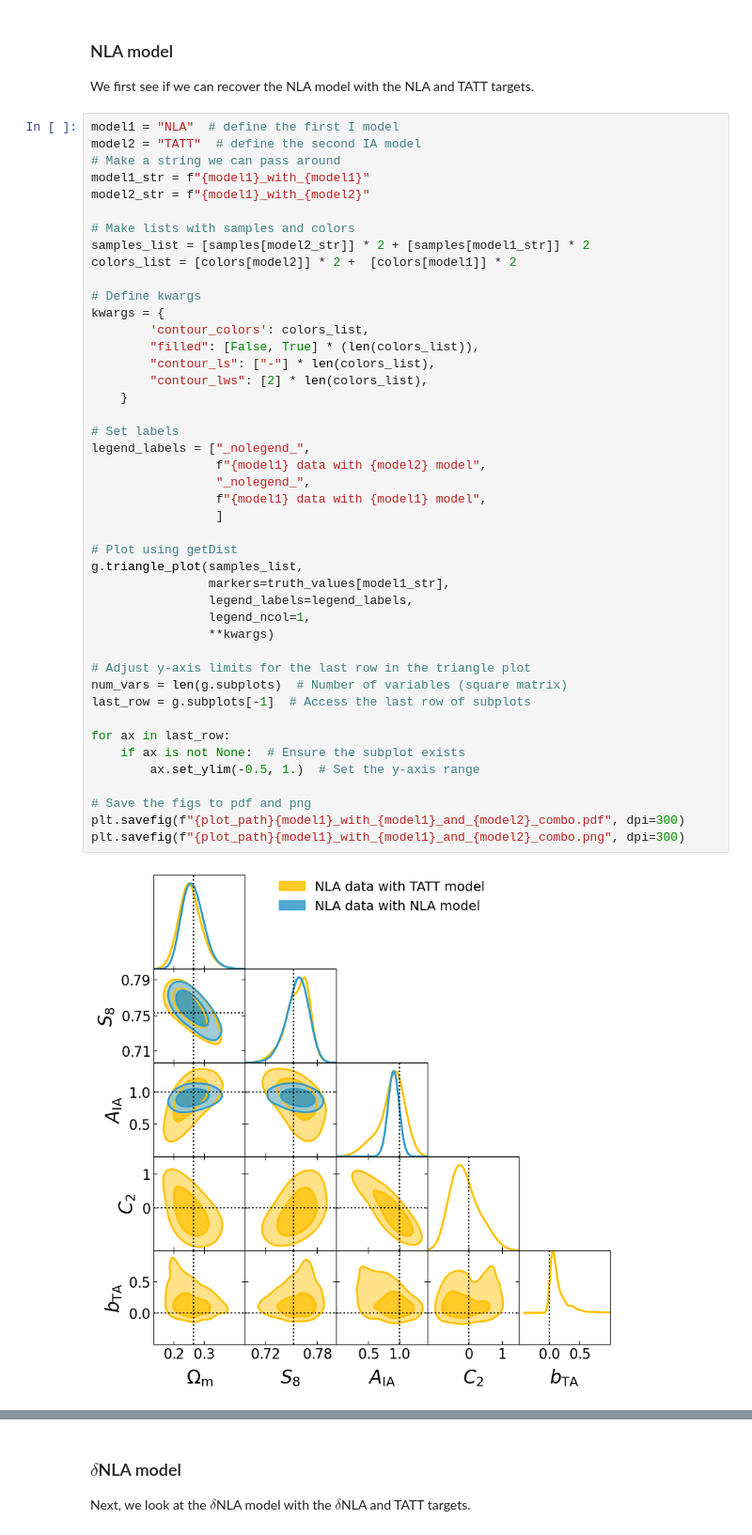
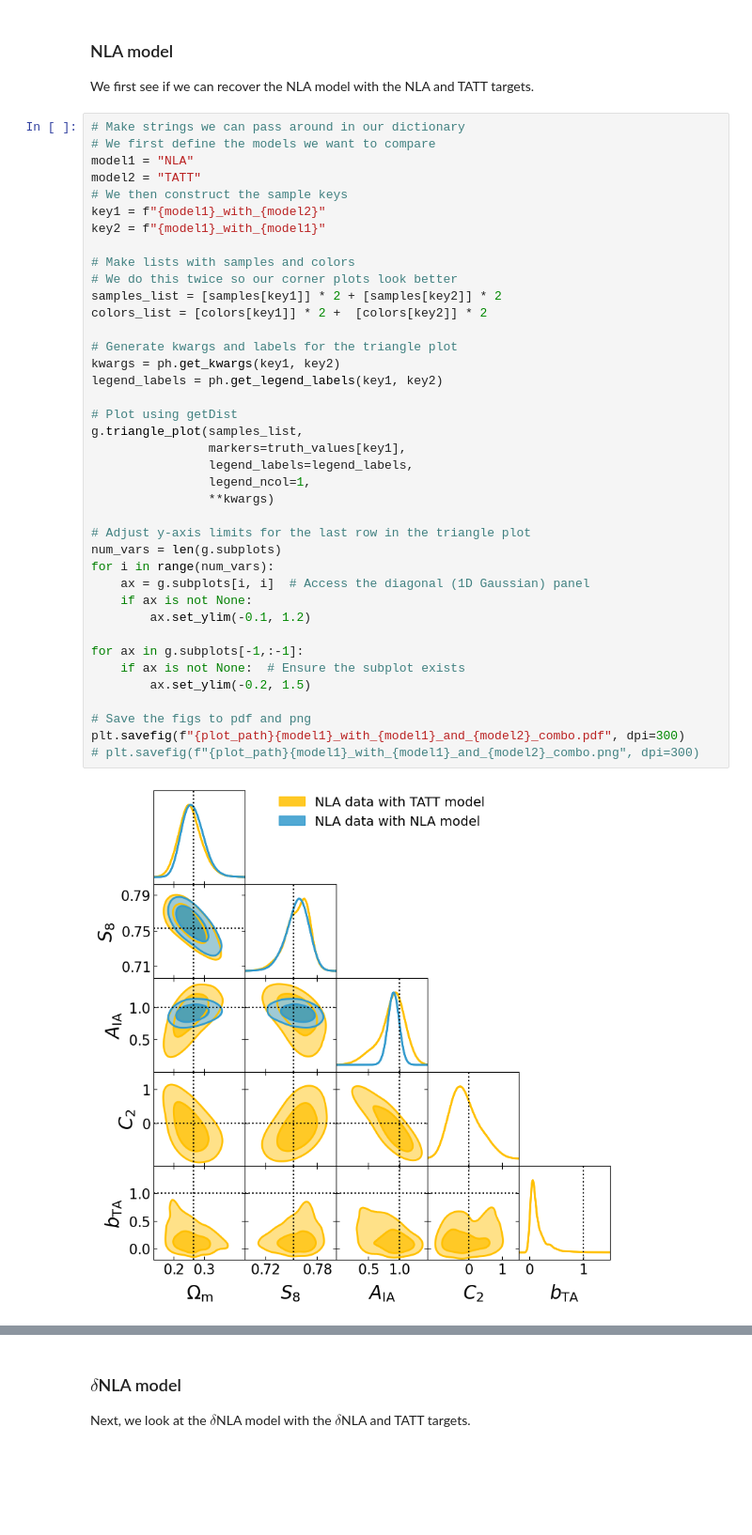
Before and after one commit to LSSTDESC/SkySim5000_IA_infusion, a Jupyter notebook: validation_with_inference/corner_plots_skysim5000_ia_infusion.ipynb, the cells around one changed output, grey strips where cells are left out. Shown at 94% size. Cells and saved outputs as stored; diff of their text form; blank space fills up the shorter version.

```diff
--- a/validation_with_inference/corner_plots_skysim5000_ia_infusion.ipynb
+++ b/validation_with_inference/corner_plots_skysim5000_ia_infusion.ipynb
@@ -93,48 +66,43 @@ g = ph.get_plot_settings()  # get the settings for getDist corner plots
 
 We first see if we can recover the NLA model with the NLA and TATT targets.
 # %%
-model1 = "NLA"  # define the first I model
-model2 = "TATT"  # define the second IA model
-# Make a string we can pass around
-model1_str = f"{model1}_with_{model1}"
-model2_str = f"{model1}_with_{model2}"
+# Make strings we can pass around in our dictionary
+# We first define the models we want to compare
+model1 = "NLA"
+model2 = "TATT"
+# We then construct the sample keys
+key1 = f"{model1}_with_{model2}"
+key2 = f"{model1}_with_{model1}"
 
 # Make lists with samples and colors
-samples_list = [samples[model2_str]] * 2 + [samples[model1_str]] * 2
-colors_list = [colors[model2]] * 2 +  [colors[model1]] * 2
+# We do this twice so our corner plots look better
+samples_list = [samples[key1]] * 2 + [samples[key2]] * 2
+colors_list = [colors[key1]] * 2 +  [colors[key2]] * 2
 
-# Define kwargs
-kwargs = {
-        'contour_colors': colors_list,
-        "filled": [False, True] * (len(colors_list)),
-        "contour_ls": ["-"] * len(colors_list),
-        "contour_lws": [2] * len(colors_list),
-    }
-
-# Set labels
-legend_labels = ["_nolegend_",
-                 f"{model1} data with {model2} model",
-                 "_nolegend_",
-                 f"{model1} data with {model1} model",
-                 ]
+# Generate kwargs and labels for the triangle plot
+kwargs = ph.get_kwargs(key1, key2)
+legend_labels = ph.get_legend_labels(key1, key2)
 
 # Plot using getDist
 g.triangle_plot(samples_list,
-                markers=truth_values[model1_str],
+                markers=truth_values[key1],
                 legend_labels=legend_labels,
                 legend_ncol=1,
                 **kwargs)
 
 # Adjust y-axis limits for the last row in the triangle plot
-num_vars = len(g.subplots)  # Number of variables (square matrix)
-last_row = g.subplots[-1]  # Access the last row of subplots
+num_vars = len(g.subplots)
+for i in range(num_vars):
+    ax = g.subplots[i, i]  # Access the diagonal (1D Gaussian) panel
+    if ax is not None:
+        ax.set_ylim(-0.1, 1.2)
 
-for ax in last_row:
+for ax in g.subplots[-1,:-1]:
     if ax is not None:  # Ensure the subplot exists
-        ax.set_ylim(-0.5, 1.)  # Set the y-axis range
+        ax.set_ylim(-0.2, 1.5)
 
 # Save the figs to pdf and png
 plt.savefig(f"{plot_path}{model1}_with_{model1}_and_{model2}_combo.pdf", dpi=300)
-plt.savefig(f"{plot_path}{model1}_with_{model1}_and_{model2}_combo.png", dpi=300)
+# plt.savefig(f"{plot_path}{model1}_with_{model1}_and_{model2}_combo.png", dpi=300)
 # %% [output]
-[figure, old version]
+[figure, new version]
```
Also changed, not shown: parts of 15 cells of this notebook, 1 other file.
